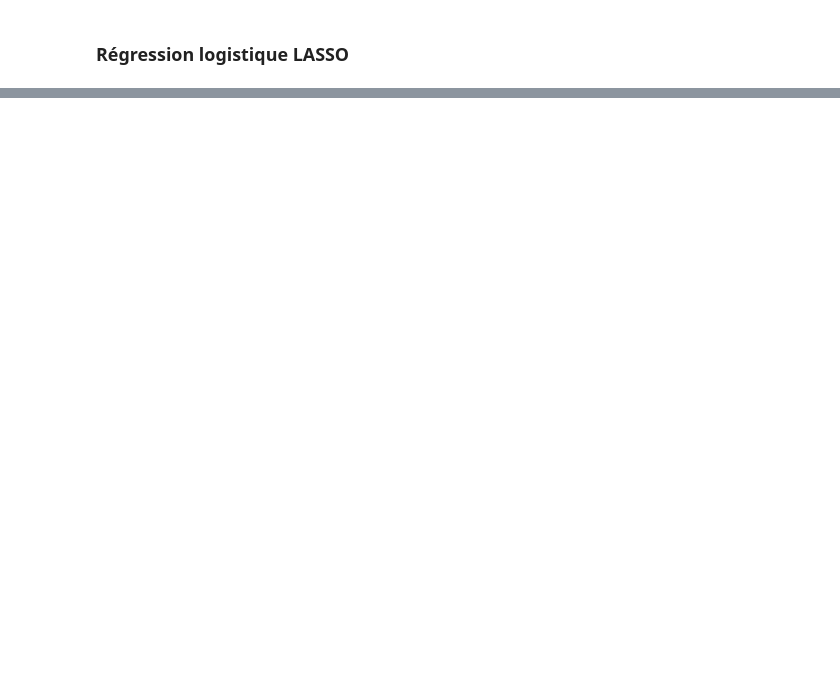
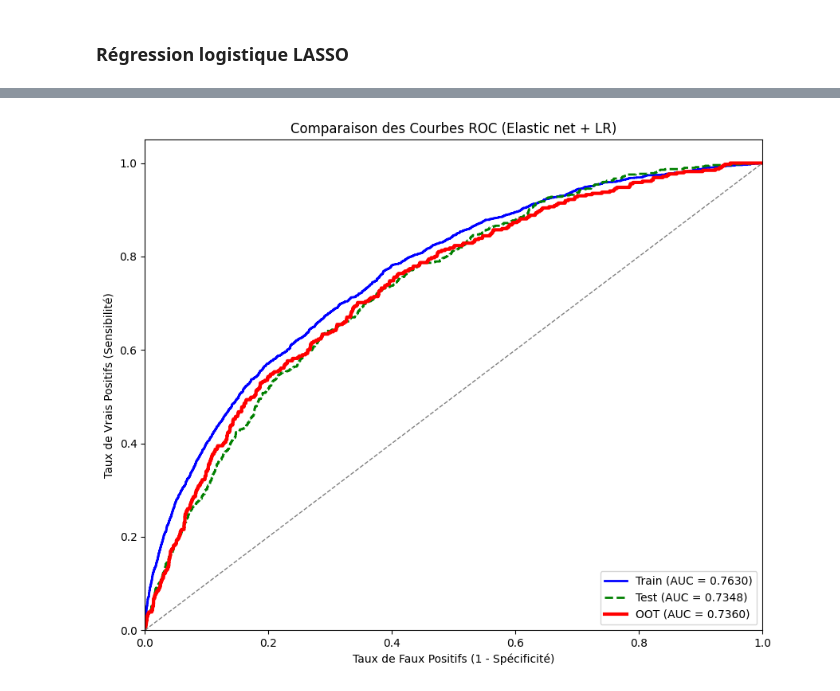
Before and after one commit to TigranGyurjyan/Machine_Learning_projet, a Jupyter notebook: EDA_bon.ipynb, the cells around one changed output, grey strips where cells are left out. Saved outputs shown, nothing was run; the diff lists cells and outputs as text; code cells hidden in the pictures; blank space fills up the shorter version.

```diff
--- a/EDA_bon.ipynb
+++ b/EDA_bon.ipynb
@@ -955,5 +954,5 @@ data.shape
 # %% [output]
 (1049518, 47)
 # %%
-data = data[data["ApprovalDate"] > "2022-01-01"]
+data = data[(data["ApprovalDate"] > "2021-01-01") & (data["ApprovalDate"] < "2024-12-31")]
 # %%
@@ -1022,10 +1085,10 @@ Name: proportion, dtype: float64
 # %%
-X_train = train.drop("LoanStatus", axis=1)
-X_test = test.drop("LoanStatus", axis=1)
-y_train= train.LoanStatus
-y_test = test.LoanStatus
-X_oot = OOT.drop("LoanStatus", axis=1)
-y_oot = OOT.LoanStatus
+#X_train = train.drop("LoanStatus", axis=1)
+#X_test = test.drop("LoanStatus", axis=1)
+#y_train= train.LoanStatus
+#y_test = test.LoanStatus
+#X_oot = OOT.drop("LoanStatus", axis=1)
+#y_oot = OOT.LoanStatus
 # %%
 X_train.select_dtypes("object").columns
 # %% [output]
@@ -1336,0 +1494,18 @@ Perte de perf train oot : 10.10%
+# %%
+fpr_train, tpr_train, _ = roc_curve(y_train, probs_train)
+fpr_test, tpr_test, _ = roc_curve(y_test, probs_test)
+fpr_oot, tpr_oot, _ = roc_curve(y_oot, probs_oot)
+plt.figure(figsize=(10, 8))
+plt.plot(fpr_train, tpr_train, color='blue', lw=2, label=f'Train (AUC = {auc_train:.4f})')
+plt.plot(fpr_test, tpr_test, color='green', lw=2, linestyle='--', label=f'Test (AUC = {auc_test:.4f})')
+plt.plot(fpr_oot, tpr_oot, color='red', lw=3, label=f'OOT (AUC = {auc_oot:.4f})')
+plt.plot([0, 1], [0, 1], color='gray', lw=1, linestyle='--')
+plt.xlim([0.0, 1.0])
+plt.ylim([0.0, 1.05])
+plt.xlabel('Taux de Faux Positifs (1 - Spécificité)')
+plt.ylabel('Taux de Vrais Positifs (Sensibilité)')
+plt.title('Comparaison des Courbes ROC (Elastic net + LR)')
+plt.legend(loc="lower right")
+plt.grid(alpha=0)
+# %% [output]
+[figure, added]
```
Also changed, not shown: parts of 43 cells of this notebook, 9 other files.
